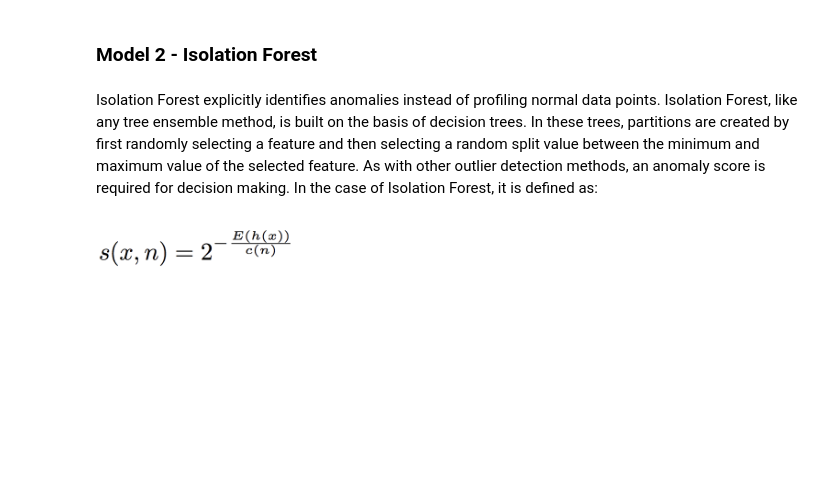
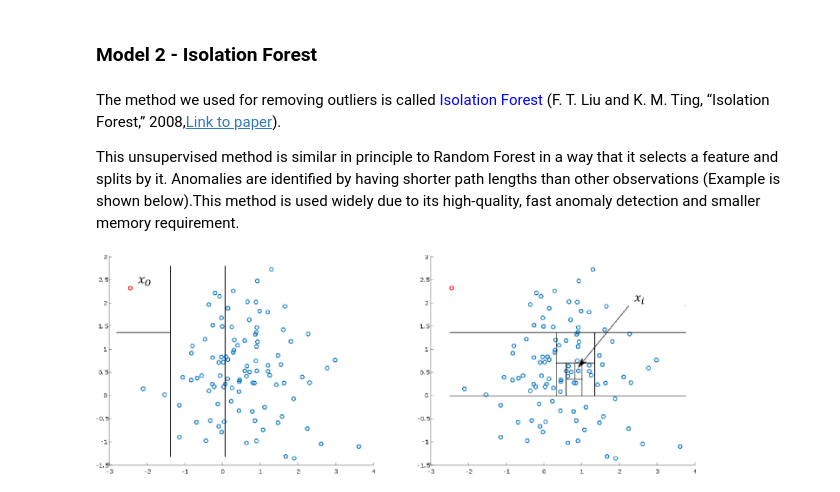
Before and after one commit to tamarshnirer/Anomality_Detection_in_Lymphoma_Patients, a Jupyter notebook: Untitled.ipynb, the cells around one changed output. Cells and saved outputs as stored; diff of their text form; code cells hidden in the pictures; blank space fills up the shorter version.

```diff
--- a/Untitled.ipynb
+++ b/Untitled.ipynb
@@ -1156,8 +1163,10 @@ plt.show()
 # %% [markdown]
 ### Model 2 - Isolation Forest
 # %% [markdown]
-Isolation Forest explicitly identifies anomalies instead of profiling normal data points. Isolation Forest, like any tree ensemble method, is built on the basis of decision trees. In these trees, partitions are created by first randomly selecting a feature and then selecting a random split value between the minimum and maximum value of the selected feature. As with other outlier detection methods, an anomaly score is required for decision making. In the case of Isolation Forest, it is defined as:
+The method we used for removing outliers is called <font color='blue'>Isolation Forest</font> (F. T. Liu and K. M. Ting, “Isolation Forest,” 2008,[Link to paper](https://cs.nju.edu.cn/zhouzh/zhouzh.files/publication/icdm08b.pdf?q=isolation-forest)).
+
+This unsupervised method is similar in principle to Random Forest in a way that it selects a feature and splits by it. Anomalies are identified by having shorter path lengths than other observations (Example is shown below).This method is used widely due to its high-quality, fast anomaly detection and smaller memory requirement.
 # %%
-display.Image("1_Zha5PJSauUmig8gstAjflg.png", width=200)
+display.Image('https://d3i71xaburhd42.cloudfront.net/c321685dd03fa1a54e99b4c046950b96c3b0f040/3-Figure2-1.png', width = 600)
 # %% [output]
-[figure, old version]
+[figure, new version]
```
Also changed, not shown: parts of 34 cells of this notebook.
